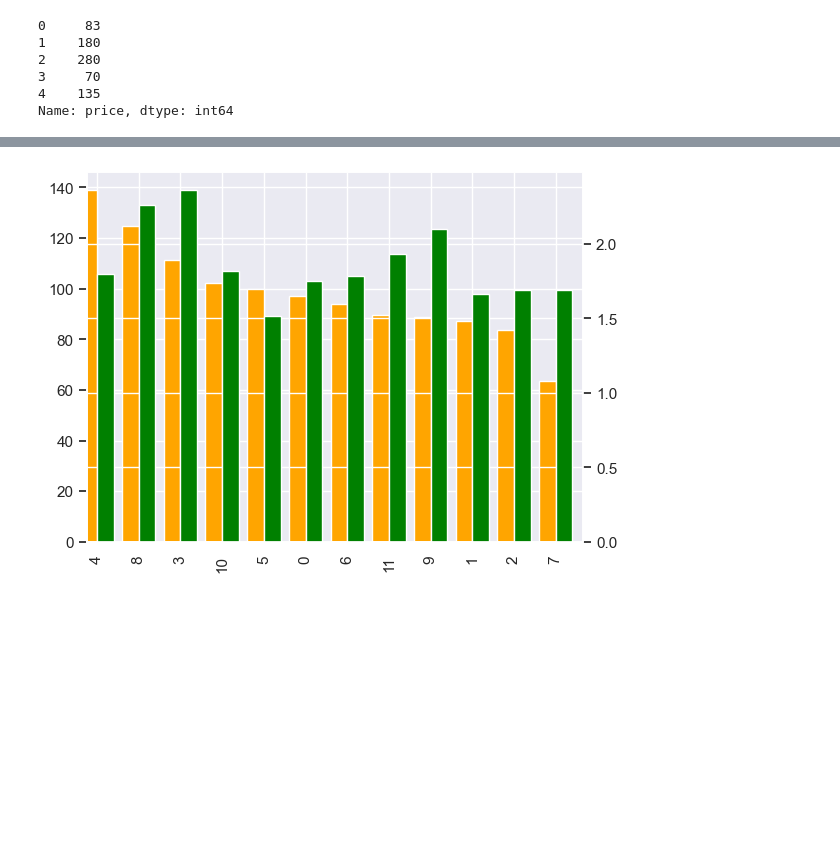
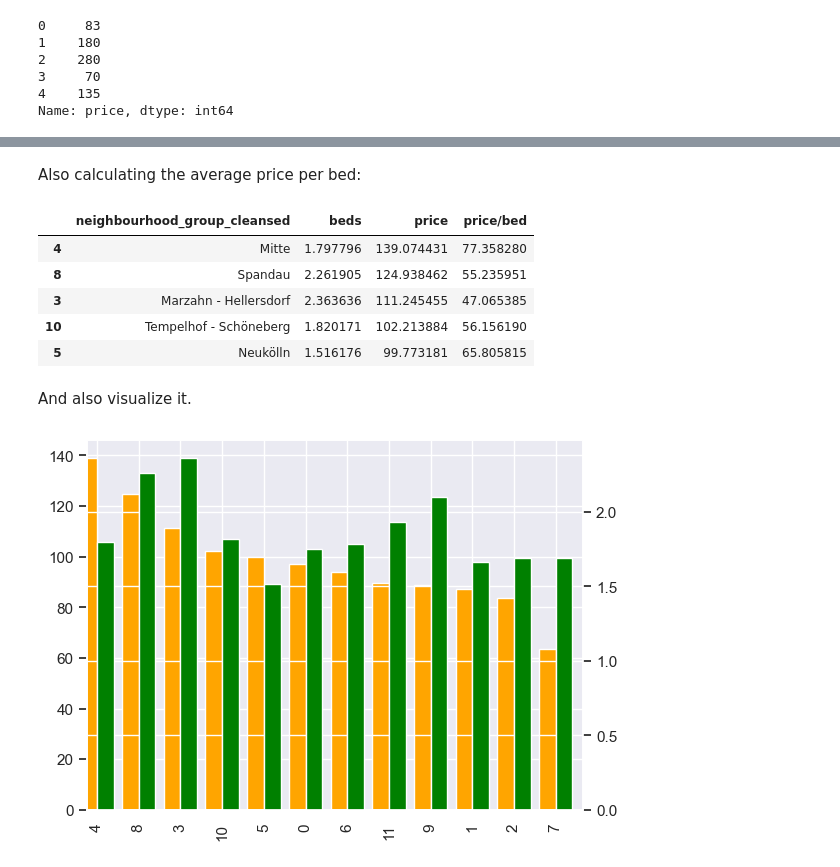
Before and after one commit to Daniel-Hutcheson/airbnb_berlin, a Jupyter notebook: main.ipynb, the cells around one changed output, grey strips where cells are left out. Saved outputs shown, nothing was run; the diff lists cells and outputs as text; code cells hidden in the pictures; blank space fills up the shorter version.

```diff
--- a/main.ipynb
+++ b/main.ipynb
@@ -87,3 +103,17 @@ df_analyze_q1 = df_listing_cleaned.groupby(['neighbourhood_group_cleansed'], as_
+# %% [markdown]
+Also calculating the average price per bed:
+# %%
+df_analyze_q1['price/bed'] = df_analyze_q1.price / df_analyze_q1.beds
+df_analyze_q1.head()
+# %% [output]
+|  | neighbourhood_group_cleansed | beds | price | price/bed |
+| 4 | Mitte | 1.797796 | 139.074431 | 77.358280 |
+| 8 | Spandau | 2.261905 | 124.938462 | 55.235951 |
+| 3 | Marzahn - Hellersdorf | 2.363636 | 111.245455 | 47.065385 |
+| 10 | Tempelhof - Schöneberg | 1.820171 | 102.213884 | 56.156190 |
+| 5 | Neukölln | 1.516176 | 99.773181 | 65.805815 |
+# %% [markdown]
+And also visualize it.
 # %%
 fig = plt.figure()
 
```
Also changed, not shown: parts of 13 cells of this notebook.
